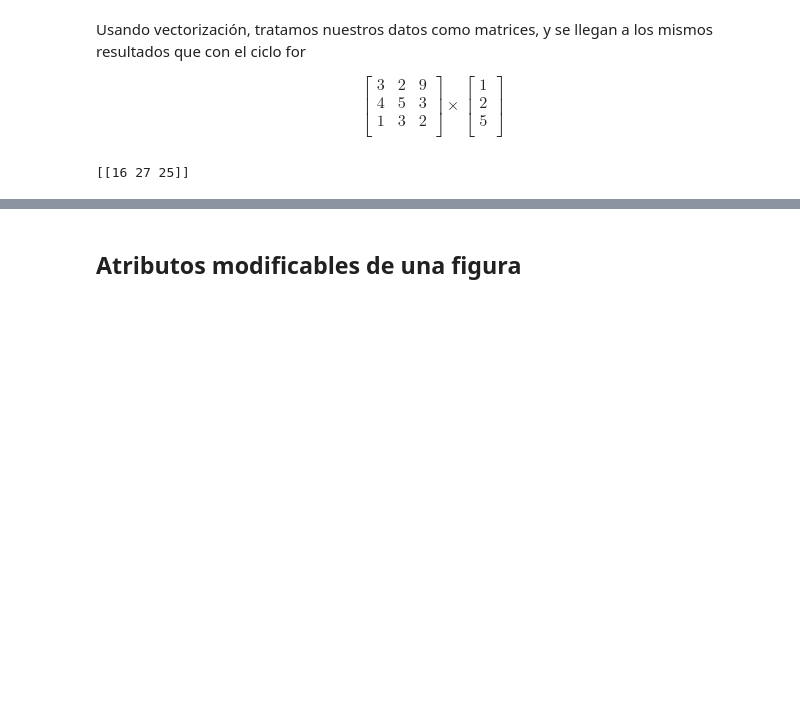
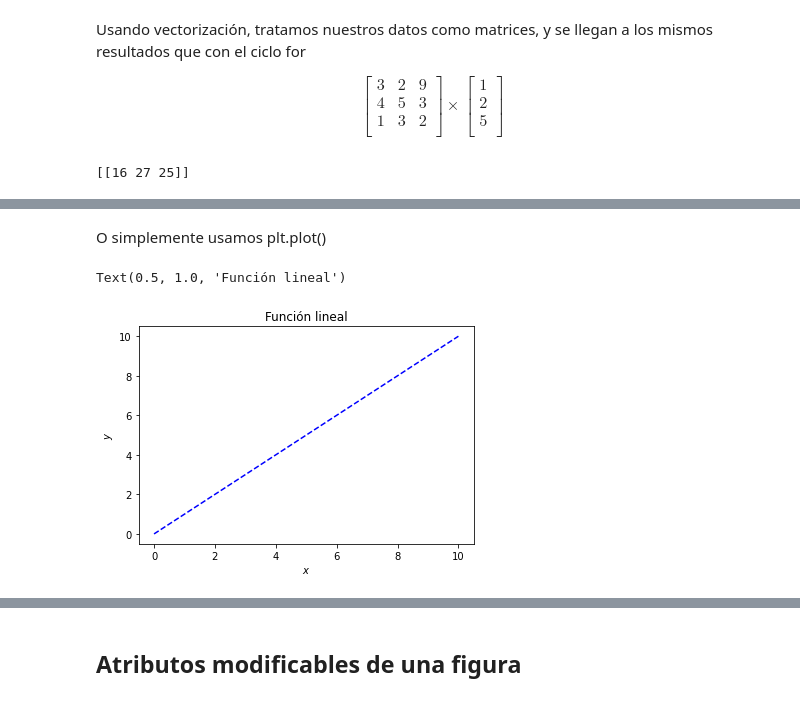
Before and after one commit to gellanz/DSC-Python, a Jupyter notebook: BasicosNumpy.ipynb, the cells around one changed output, grey strips where cells are left out. Drawn from its saved outputs; the diff is of its cells as text; code cells hidden in the pictures; blank space fills up the shorter version.

```diff
--- a/BasicosNumpy.ipynb
+++ b/BasicosNumpy.ipynb
@@ -78,0 +94,10 @@ import matplotlib.pyplot as plt
+# %% [markdown]
+O simplemente usamos plt.plot()
+# %%
+plt.plot(x,x,'b--')
+plt.xlabel('$x$')
+plt.ylabel('$y$')
+plt.title('Función lineal')
+# %% [output]
+Text(0.5, 1.0, 'Función lineal')
+[figure, added]
```
Also changed, not shown: parts of 9 cells of this notebook, 1 other file.
